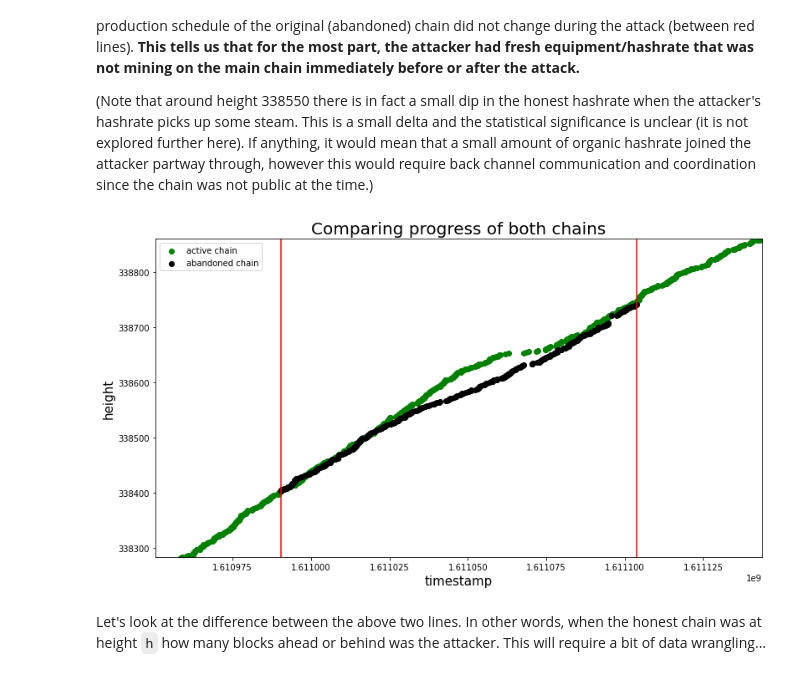
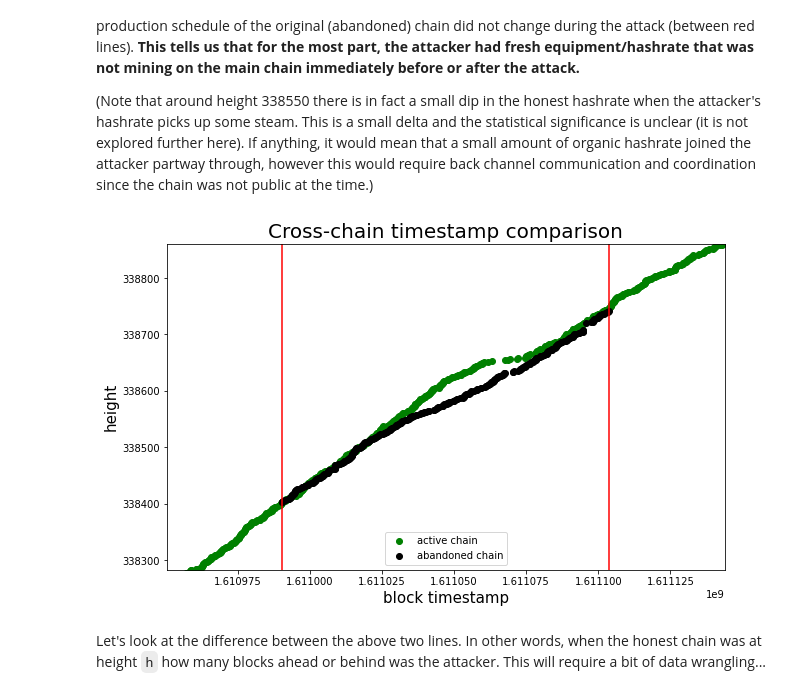
Before and after one commit to Mitchellpkt/firo-forensics, a Jupyter notebook: analysis/jupyter-python-firo-forensics.ipynb, the cells around one changed output. Cells and saved outputs as stored; diff of their text form; code cells hidden in the pictures.

```diff
--- a/analysis/jupyter-python-firo-forensics.ipynb
+++ b/analysis/jupyter-python-firo-forensics.ipynb
@@ -277,26 +277,28 @@ The above scenario is NOT what is observed in the data. The below plot shows tha
 # %%
 data_dictionary = [
     {'y': active_blocks['height'],
      'x': active_blocks['time'],
      'markercolor': 'g',
      'label': "active chain"},
 
     {'y': abandoned_blocks['height'],
         'x': abandoned_blocks['time'],
         'markercolor': 'k',
         'label': "abandoned chain"}
 ]
 
 height_buffer = 120
 time_buffer = 40000
-isli.scatterDictionary(data_dictionary, legend=True, xlabel='timestamp', ylabel='height',
+isli.scatterDictionary(data_dictionary, legend=True, xlabel='block timestamp', ylabel='height',
                        xlim=(min(abandoned_blocks['time'])-time_buffer, max(abandoned_blocks['time'])+time_buffer),
-                       ylim=(min(abandoned_blocks['height'])-height_buffer, max(abandoned_blocks['height'])+height_buffer),
-                       title='Comparing progress of both chains')
+                       ylim=(min(abandoned_blocks['height'])-height_buffer, max(abandoned_blocks['height'])+height_buffer), figsize=(10,6), title='Cross-chain timestamp comparison')
+
+
+
 plt.axvline(x=min(abandoned_blocks['time']), color='r')
 plt.axvline(x=max(abandoned_blocks['time']), color='r');
 # %% [output]
-[figure, old version]
+[figure, new version]
 # %% [markdown]
 Let's look at the difference between the above two lines. In other words, when the honest chain was at height `h` how many blocks ahead or behind was the attacker. This will require a bit of data wrangling...
 # %% [markdown]
```
Also changed, not shown: parts of 3 cells of this notebook.
